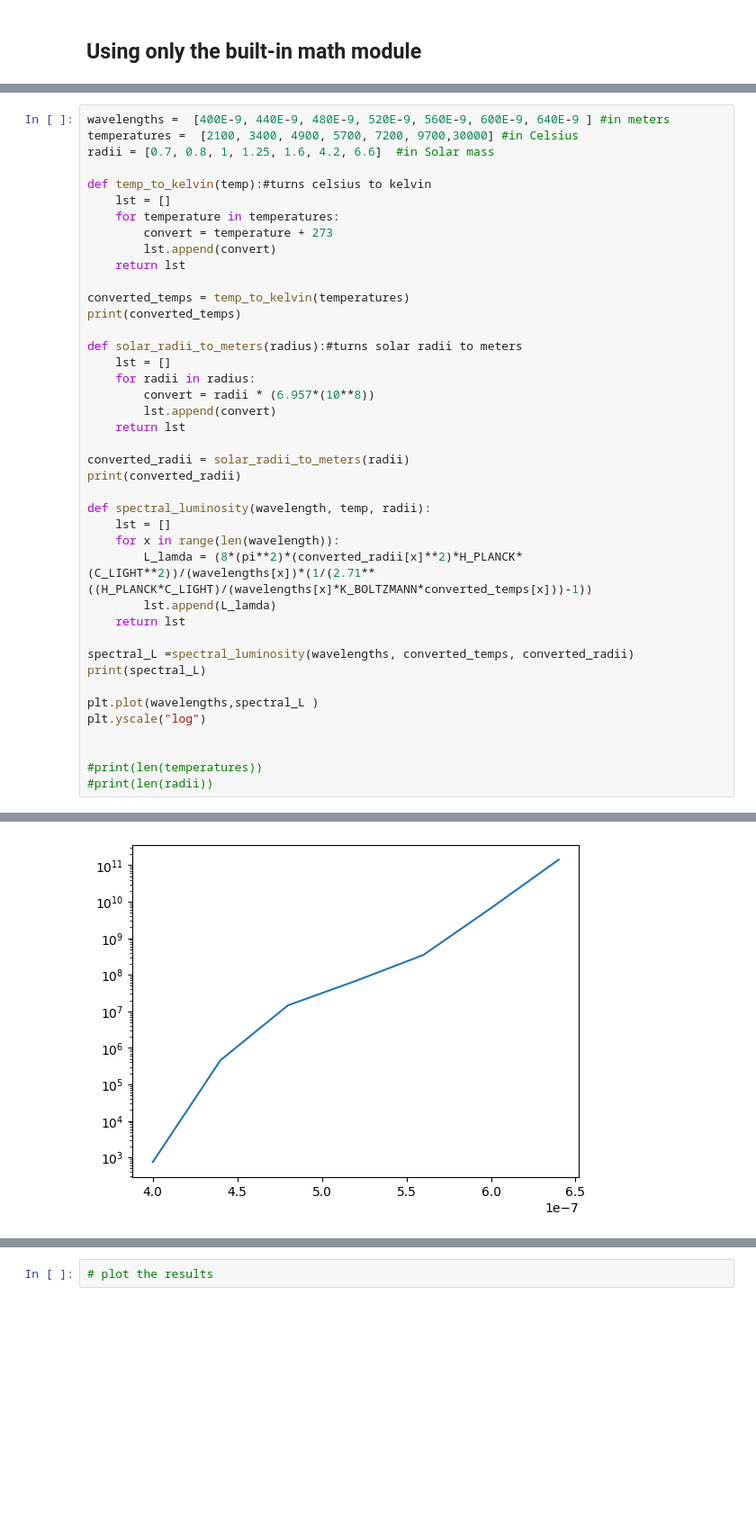
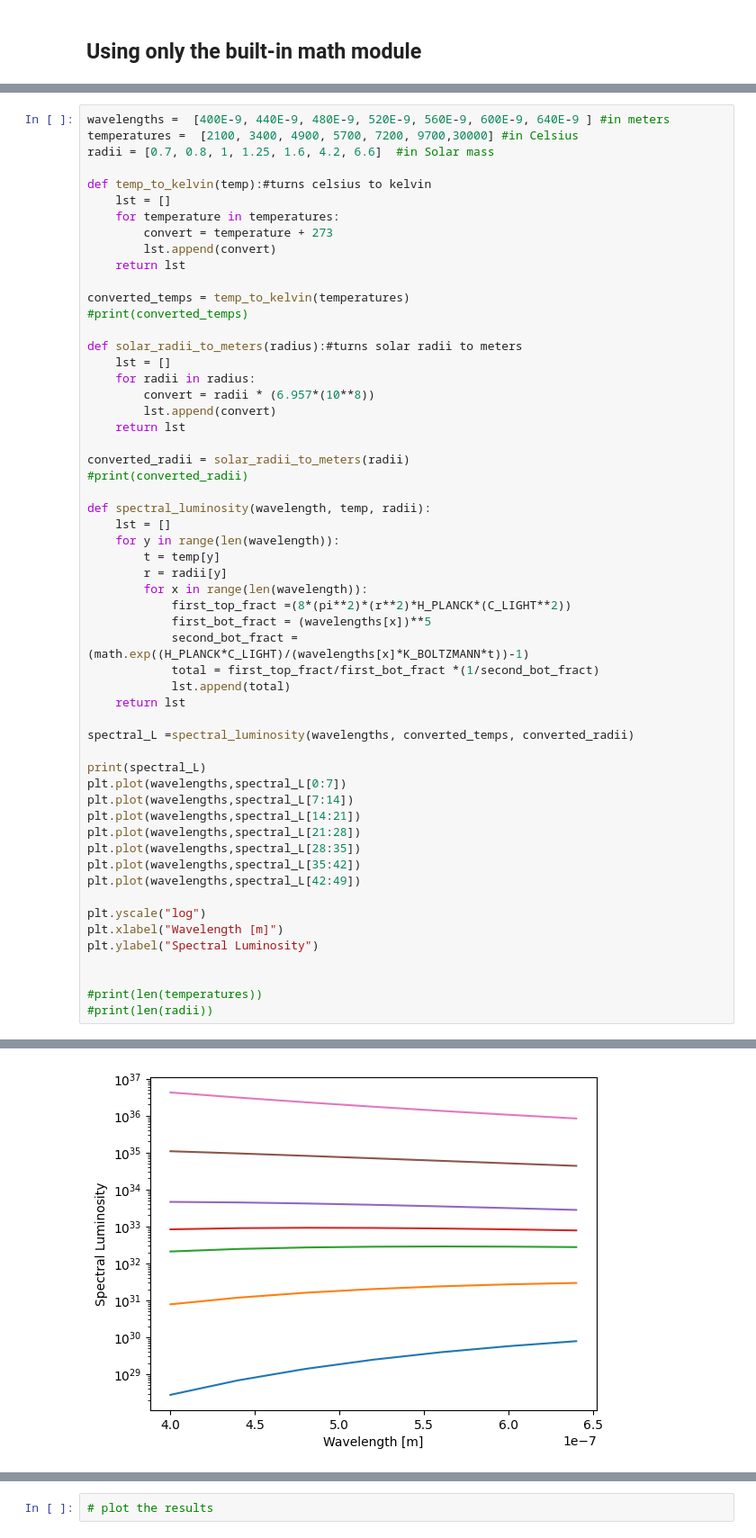
Before and after one commit to ASTR154/scientific-programming, a Jupyter notebook: scientific-programming.ipynb, the cells around one changed output, grey strips where cells are left out. Shown at 90% size. Saved outputs shown, nothing was run; the diff lists cells and outputs as text; blank space fills up the shorter version.

Commit message:
First part done need 2 others

```diff
--- a/scientific-programming.ipynb
+++ b/scientific-programming.ipynb
@@ -51,7 +52,7 @@ def temp_to_kelvin(temp):#turns celsius to kelvin
     return lst
 
 converted_temps = temp_to_kelvin(temperatures)
-print(converted_temps)
+#print(converted_temps)
 
 def solar_radii_to_meters(radius):#turns solar radii to meters
     lst = []
@@ -61,20 +62,35 @@ def solar_radii_to_meters(radius):#turns solar radii to meters
     return lst
 
 converted_radii = solar_radii_to_meters(radii)
-print(converted_radii)
+#print(converted_radii)
 
 def spectral_luminosity(wavelength, temp, radii):
     lst = []
-    for x in range(len(wavelength)):
-        L_lamda = (8*(pi**2)*(converted_radii[x]**2)*H_PLANCK*(C_LIGHT**2))/(wavelengths[x])*(1/(2.71**((H_PLANCK*C_LIGHT)/(wavelengths[x]*K_BOLTZMANN*converted_temps[x]))-1))
-        lst.append(L_lamda)
+    for y in range(len(wavelength)):
+        t = temp[y]
+        r = radii[y]
+        for x in range(len(wavelength)):
+            first_top_fract =(8*(pi**2)*(r**2)*H_PLANCK*(C_LIGHT**2))
+            first_bot_fract = (wavelengths[x])**5
+            second_bot_fract = (math.exp((H_PLANCK*C_LIGHT)/(wavelengths[x]*K_BOLTZMANN*t))-1)
+            total = first_top_fract/first_bot_fract *(1/second_bot_fract)
+            lst.append(total)
     return lst
 
 spectral_L =spectral_luminosity(wavelengths, converted_temps, converted_radii)
+
 print(spectral_L)
+plt.plot(wavelengths,spectral_L[0:7])
+plt.plot(wavelengths,spectral_L[7:14])
+plt.plot(wavelengths,spectral_L[14:21])
+plt.plot(wavelengths,spectral_L[21:28])
+plt.plot(wavelengths,spectral_L[28:35])
+plt.plot(wavelengths,spectral_L[35:42])
+plt.plot(wavelengths,spectral_L[42:49])
 
-plt.plot(wavelengths,spectral_L )
 plt.yscale("log")
+plt.xlabel("Wavelength [m]")
+plt.ylabel("Spectral Luminosity")
 
 
 #print(len(temperatures))
@@ -86,2 +101,2 @@ plt.yscale("log")
-[figure, old version]
+[figure, new version]
 # %%
```
Also changed, not shown: parts of 3 cells of this notebook.
